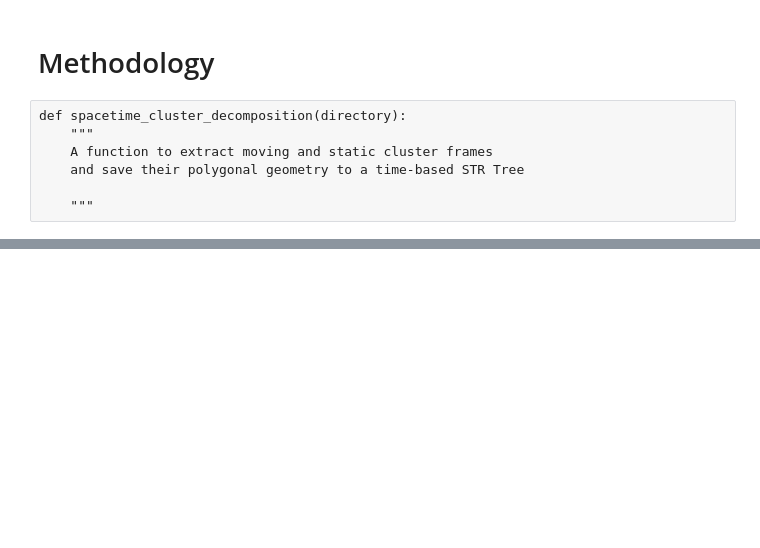
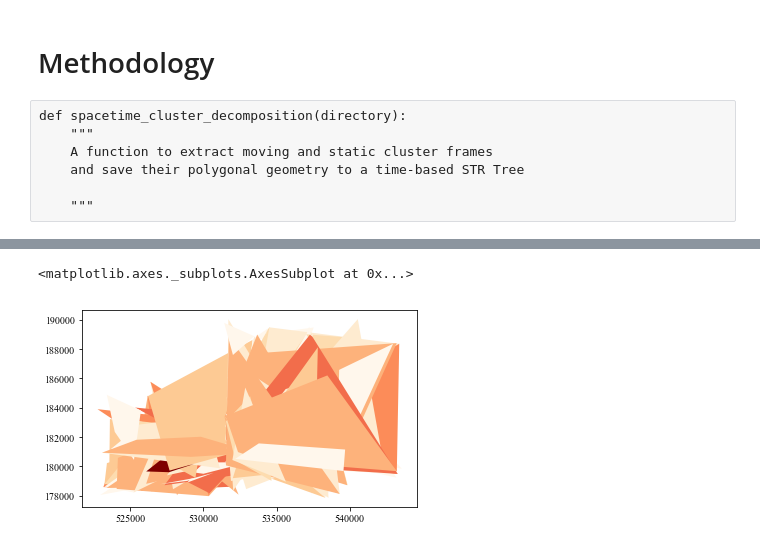
Before and after one commit to georgepyne/CASA0012, a Jupyter notebook: st.ipynb, the cells around one changed output, grey strips where cells are left out. Cells and saved outputs as stored; diff of their text form; code cells hidden in the pictures; blank space fills up the shorter version.

```diff
--- a/st.ipynb
+++ b/st.ipynb
@@ -305,0 +595,7 @@ for filename in os.listdir(directory)[0:3]: # Iterate over each decomposition do
+# %%
+moving_clusters = GeoDataFrame(moving_frames).rename(columns={0:'geometry'})
+# %%
+moving_clusters.plot('nps', cmap='OrRd')
+# %% [output]
+<matplotlib.axes._subplots.AxesSubplot at 0x...>
+[figure, added]
```
Also changed, not shown: parts of 36 cells of this notebook.
